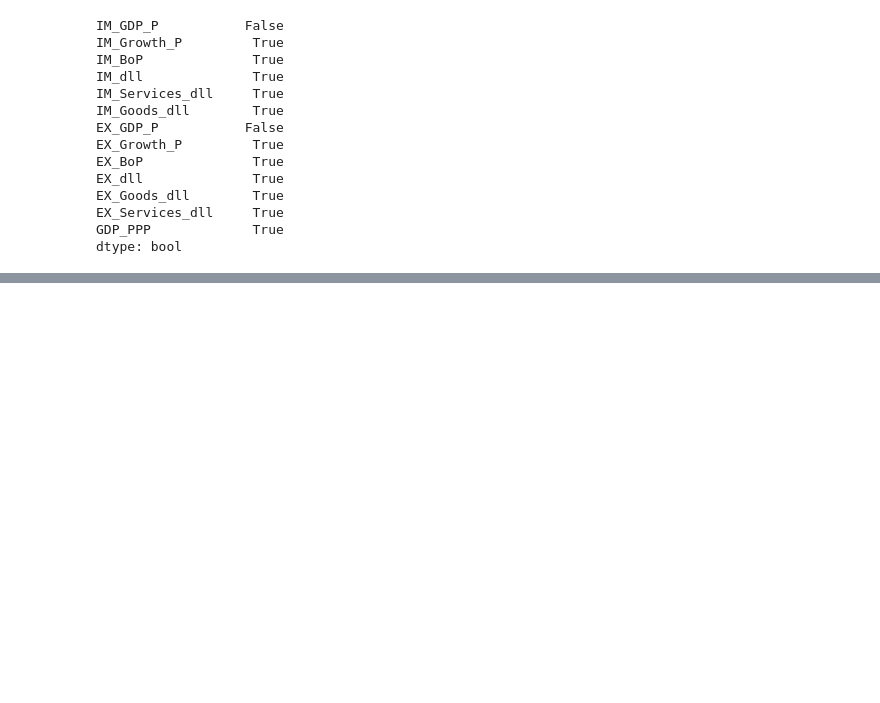
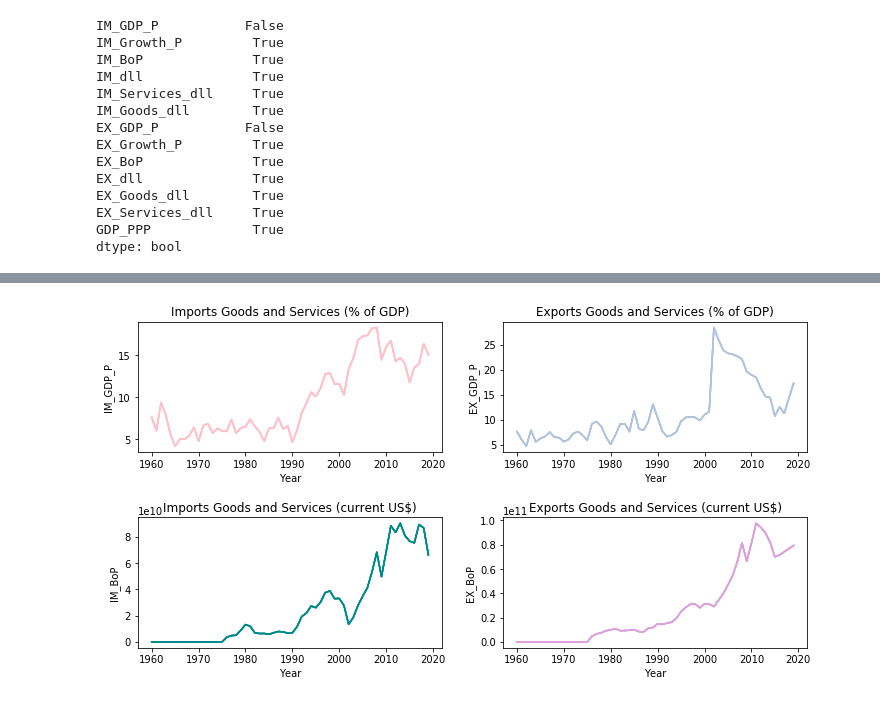
Before and after one commit to AndyRadCat/Country_Trade_EcoGrowth, a Jupyter notebook: Country_Openness_Cleaning.ipynb, the cells around one changed output, grey strips where cells are left out. Cells and saved outputs as stored; diff of their text form; code cells hidden in the pictures; blank space fills up the shorter version.

Commit message:
graphs in seaborn and data cleaning

```diff
--- a/Country_Openness_Cleaning.ipynb
+++ b/Country_Openness_Cleaning.ipynb
@@ -342,0 +538,5 @@ dtype: object
+# %%
+country['Argentina'] = country['Argentina'].reset_index()
+# %%
+# renaming column 'index' to 'Year'
+country['Argentina'] = country['Argentina'].rename(columns={'index':'Year'})
@@ -342,0 +545,4 @@ dtype: object
+# %%
+# re.sub(r'\[[^]]*\)', '', country['Argentina'] )
+# country['Argentina'].replace()
+country['Argentina']['Year']= country['Argentina']['Year'].apply(lambda x: re.sub(r"\[.*\]", "", x))
@@ -342,0 +569,3 @@ dtype: object
+# %%
+# Converting 'Year' object into an integer
+country['Argentina']['Year'] = country['Argentina']['Year'].astype(int)
@@ -342,0 +590,38 @@ dtype: object
+# %%
+fig, axes = plt.subplots(nrows = 2,
+                       ncols = 2,
+                       figsize=(12,6))
+plt.subplots_adjust(hspace = 0.5)
+
+for ax in axes.flat:
+
+    sns.lineplot(data = country['Argentina'],
+            x = 'Year',
+            y = 'IM_GDP_P',
+            color='pink',
+            ax=axes[0,0])
+
+    sns.lineplot(data = country['Argentina'],
+            x = 'Year',
+            y = 'EX_GDP_P',
+            color='lightsteelblue',
+            ax=axes[0,1])
+
+    sns.lineplot(data = country['Argentina'],
+            x = 'Year',
+            y = 'IM_BoP',
+            color='darkcyan',
+            ax=axes[1,0])
+
+    sns.lineplot(data = country['Argentina'],
+            x = 'Year',
+            y = 'EX_BoP',
+            color='plum',
+            ax=axes[1,1])
+
+axes[0,0].set_title('Imports Goods and Services (% of GDP)');
+axes[0,1].set_title('Exports Goods and Services (% of GDP)');
+axes[1,0].set_title('Imports Goods and Services (current US$)');
+axes[1,1].set_title('Exports Goods and Services (current US$)');
+# %% [output]
+[figure, added]
```
Also changed, not shown: parts of 39 cells of this notebook, 1 other file.
